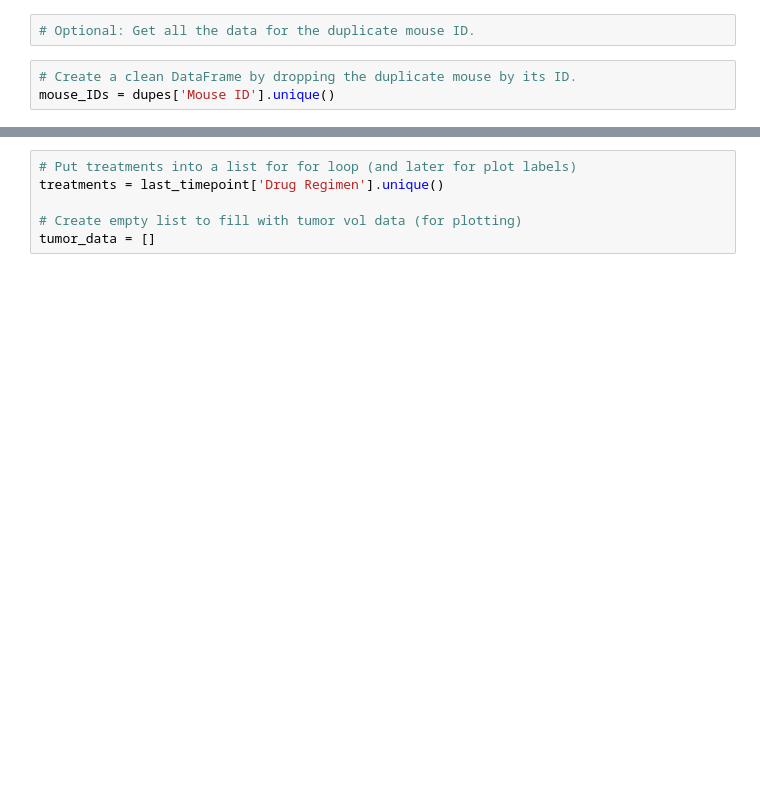
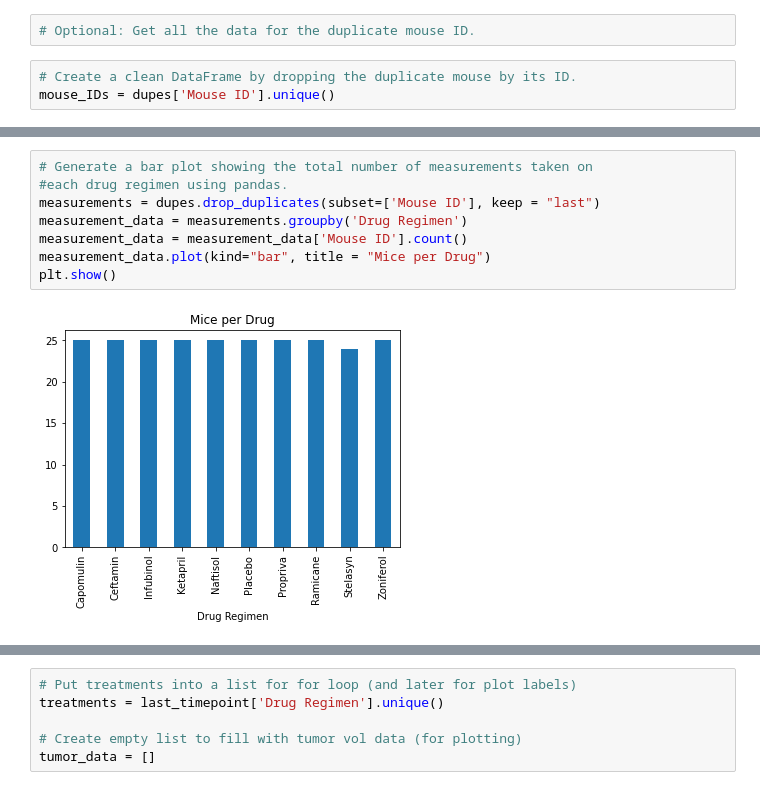
Before and after one commit to emedina2/Matplotlib_Homework, a Jupyter notebook: 02-Homework/05-Matplotlib/Instructions/Pymaceuticals/Pymaceuticals.ipynb, the cells around one changed output, grey strips where cells are left out. Saved outputs shown, nothing was run; the diff lists cells and outputs as text; blank space fills up the shorter version.

```diff
--- a/02-Homework/05-Matplotlib/Instructions/Pymaceuticals/Pymaceuticals.ipynb
+++ b/02-Homework/05-Matplotlib/Instructions/Pymaceuticals/Pymaceuticals.ipynb
@@ -57 +115,11 @@ aggregation
+# %%
+# Generate a bar plot showing the total number of measurements taken on
+#each drug regimen using pandas.
+measurements = dupes.drop_duplicates(subset=['Mouse ID'], keep = "last")
+measurement_data = measurements.groupby('Drug Regimen')
+measurement_data = measurement_data['Mouse ID'].count()
+measurement_data.plot(kind="bar", title = "Mice per Drug")
+plt.show()
+# %% [output]
+[figure, added]
 # %%
```
Also changed, not shown: parts of 15 cells of this notebook.
